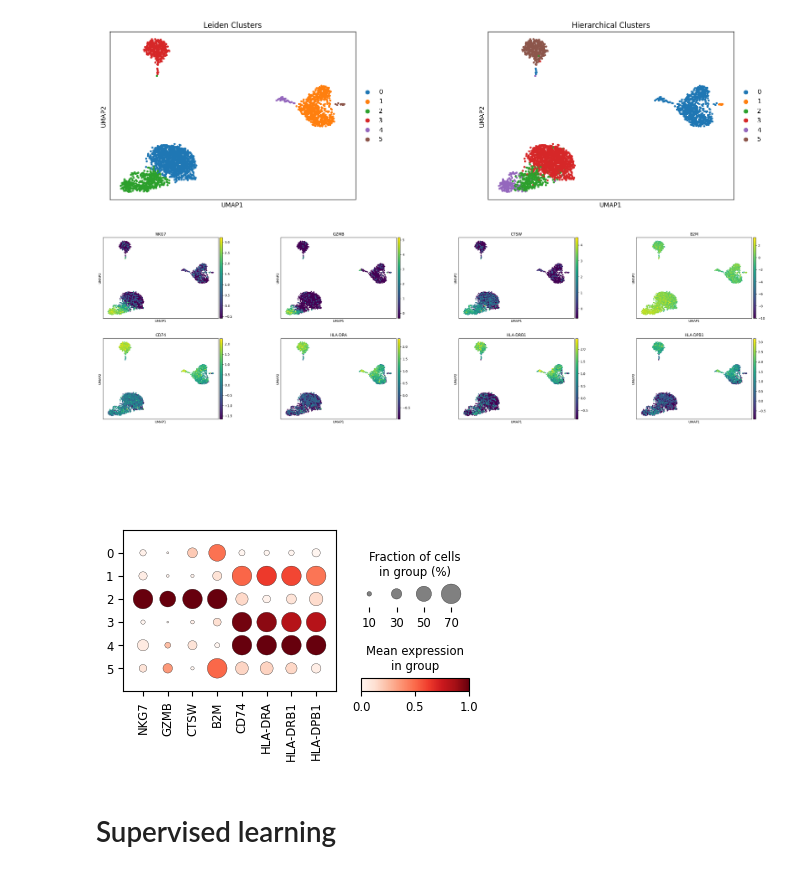
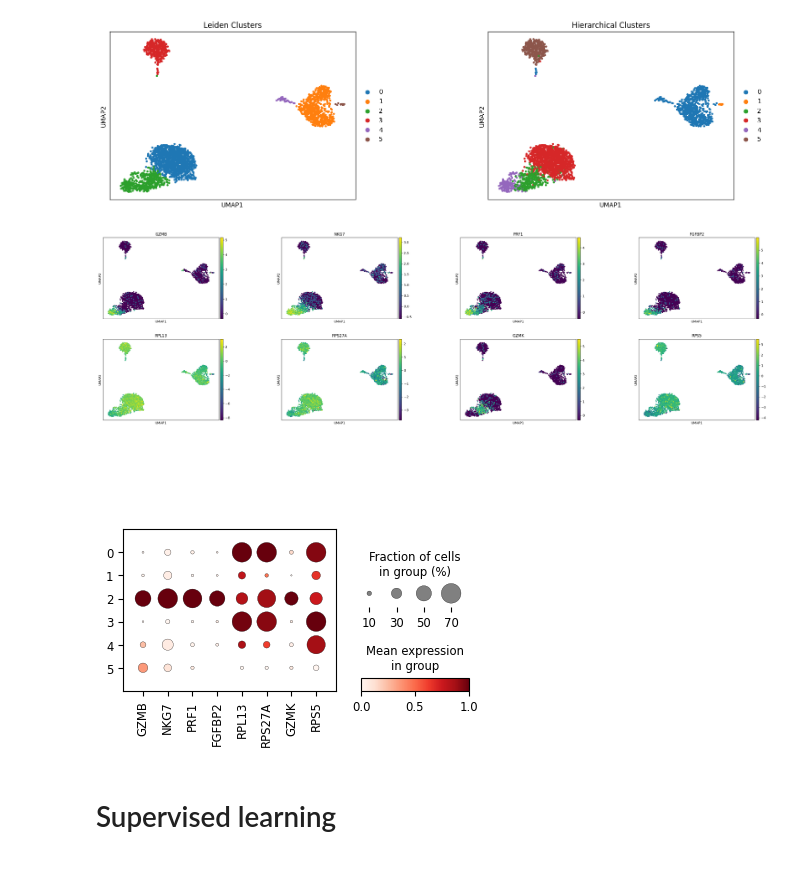
Before and after one commit to sunilnahata/MLB, a Jupyter notebook: Single_Cell_RNASeq.ipynb, the cells around one changed output. Cells and saved outputs as stored; diff of their text form; code cells hidden in the pictures.

```diff
--- a/Single_Cell_RNASeq.ipynb
+++ b/Single_Cell_RNASeq.ipynb
@@ -230,28 +230,28 @@ Normalized Mutual Information (NMI): 0.858
 Homogeneity: 0.878
 [figure]
 # %%
-clusters_of_interest = ['2','4']  # K-means subcluster labels within Leiden 2
+clusters_of_interest = ['2','3']  # K-means subcluster labels within Leiden 2
 adata_sub = adata[adata.obs['kmeans'].isin(clusters_of_interest)].copy()
 adata_sub.obs['kmeans'] = adata_sub.obs['kmeans'].cat.remove_unused_categories()
 
 # Differential expression
 sc.tl.rank_genes_groups(adata_sub, groupby='kmeans', method='wilcoxon')
 
 # Extract top 4 genes for each subcluster
 top_genes_cluster0 = sc.get.rank_genes_groups_df(adata_sub, group=adata_sub.obs['kmeans'].cat.categories[0])['names'].head(4).tolist()
 top_genes_cluster1 = sc.get.rank_genes_groups_df(adata_sub, group=adata_sub.obs['kmeans'].cat.categories[1])['names'].head(4).tolist()
 
 # Combine for plotting
 genes_to_plot = top_genes_cluster0 + top_genes_cluster1
 
 # UMAP plot showing expression of top DE genes
 sc.pl.umap(adata, color=genes_to_plot, cmap='viridis', size=50, wspace=0.4)
 # %% [output]
-[figure, old version]
+[figure, new version]
 # %%
 sc.pl.dotplot(adata, var_names=genes_to_plot, groupby='leiden', standard_scale='var', dot_max=0.7)
 # %% [output]
-[figure, old version]
+[figure, new version]
 # %% [markdown]
 # Supervised learning
 # %% [markdown]
```
Also changed, not shown: parts of 12 cells of this notebook, 2 other files.
